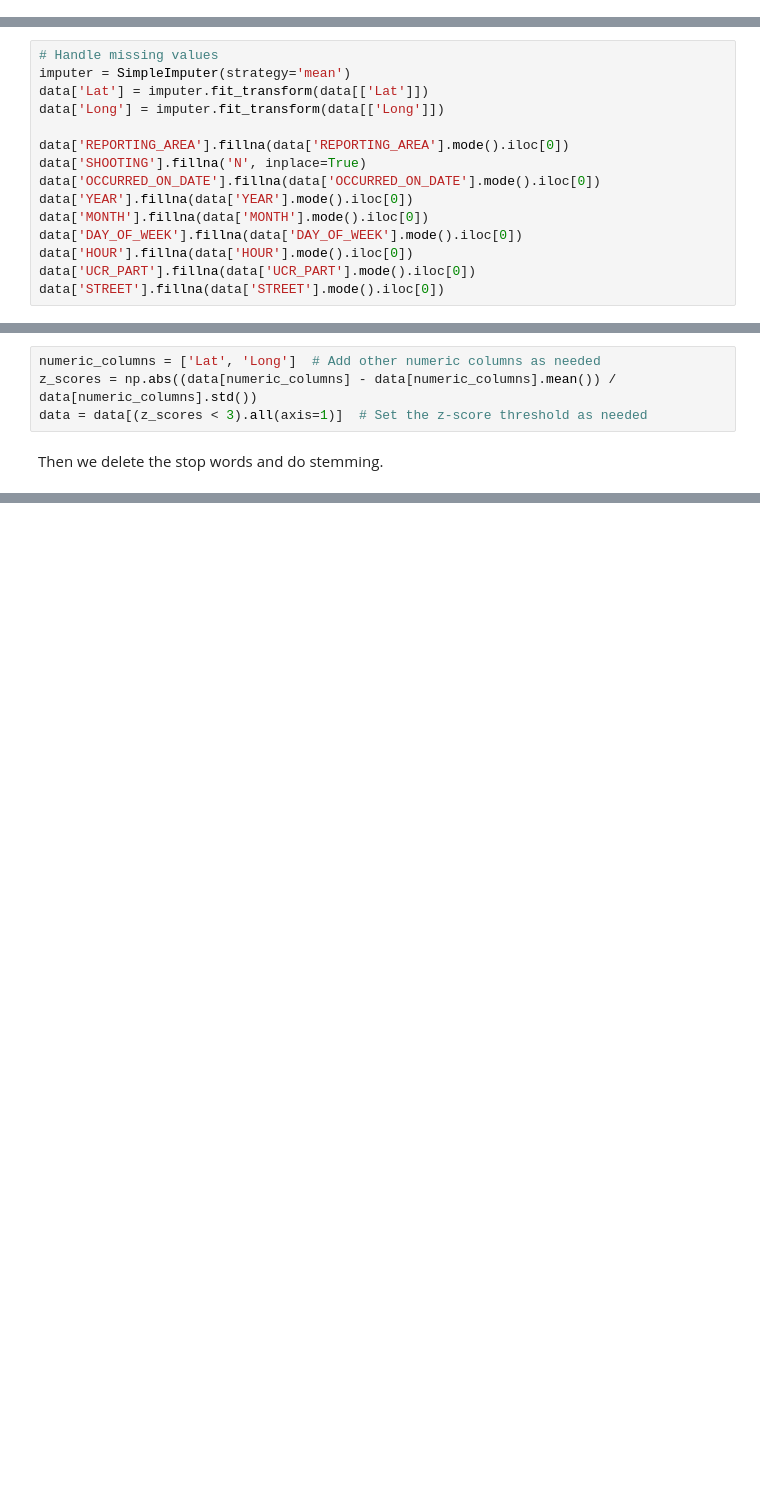
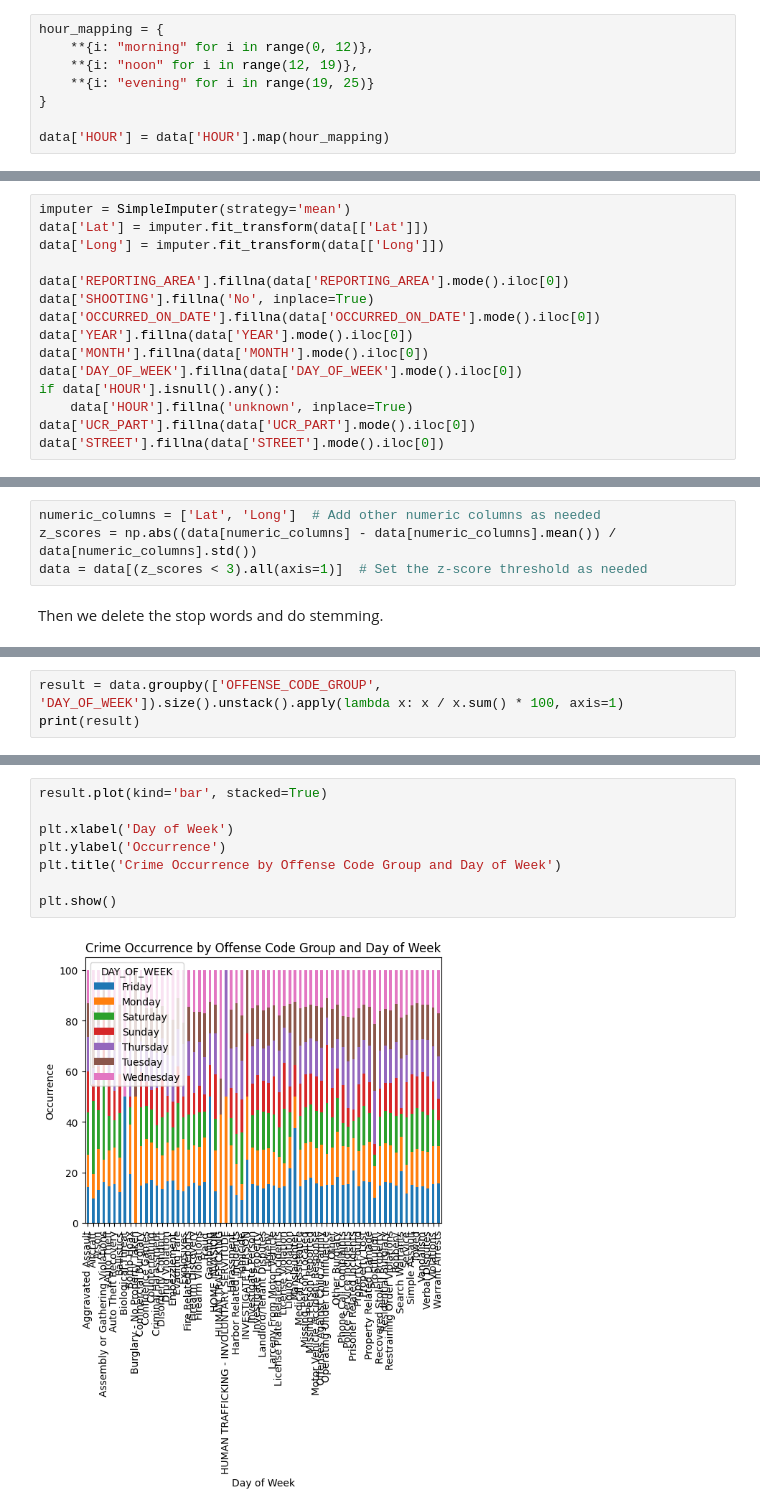
Before and after one commit to majiddrn/Crime-Analysis, a Jupyter notebook: Crime-Analysis.ipynb, the cells around one changed output, grey strips where cells are left out. Saved outputs shown, nothing was run; the diff lists cells and outputs as text; blank space fills up the shorter version.

```diff
--- a/Crime-Analysis.ipynb
+++ b/Crime-Analysis.ipynb
@@ -31,0 +49,8 @@ After that we handle the missing values.
+# %%
+hour_mapping = {
+    **{i: "morning" for i in range(0, 12)},
+    **{i: "noon" for i in range(12, 19)},
+    **{i: "evening" for i in range(19, 25)}
+}
+
+data['HOUR'] = data['HOUR'].map(hour_mapping)
@@ -32,16 +64,16 @@ After that we handle the missing values.
 # %%
-# Handle missing values
 imputer = SimpleImputer(strategy='mean')
 data['Lat'] = imputer.fit_transform(data[['Lat']])
 data['Long'] = imputer.fit_transform(data[['Long']])
 
 data['REPORTING_AREA'].fillna(data['REPORTING_AREA'].mode().iloc[0])
-data['SHOOTING'].fillna('N', inplace=True)
+data['SHOOTING'].fillna('No', inplace=True)
 data['OCCURRED_ON_DATE'].fillna(data['OCCURRED_ON_DATE'].mode().iloc[0])
 data['YEAR'].fillna(data['YEAR'].mode().iloc[0])
 data['MONTH'].fillna(data['MONTH'].mode().iloc[0])
 data['DAY_OF_WEEK'].fillna(data['DAY_OF_WEEK'].mode().iloc[0])
-data['HOUR'].fillna(data['HOUR'].mode().iloc[0])
+if data['HOUR'].isnull().any():
+    data['HOUR'].fillna('unknown', inplace=True)
 data['UCR_PART'].fillna(data['UCR_PART'].mode().iloc[0])
 data['STREET'].fillna(data['STREET'].mode().iloc[0])
 # %% [output]
@@ -74,0 +113,3 @@ data['OFFENSE_DESCRIPTION'] = data['OFFENSE_DESCRIPTION'].apply(lambda x: ' '.jo
+# %%
+result = data.groupby(['OFFENSE_CODE_GROUP', 'DAY_OF_WEEK']).size().unstack().apply(lambda x: x / x.sum() * 100, axis=1)
+print(result)
@@ -74,0 +136,10 @@ data['OFFENSE_DESCRIPTION'] = data['OFFENSE_DESCRIPTION'].apply(lambda x: ' '.jo
+# %%
+result.plot(kind='bar', stacked=True)
+
+plt.xlabel('Day of Week')
+plt.ylabel('Occurrence')
+plt.title('Crime Occurrence by Offense Code Group and Day of Week')
+
+plt.show()
+# %% [output]
+[figure, added]
```
Also changed, not shown: parts of 39 cells of this notebook.
